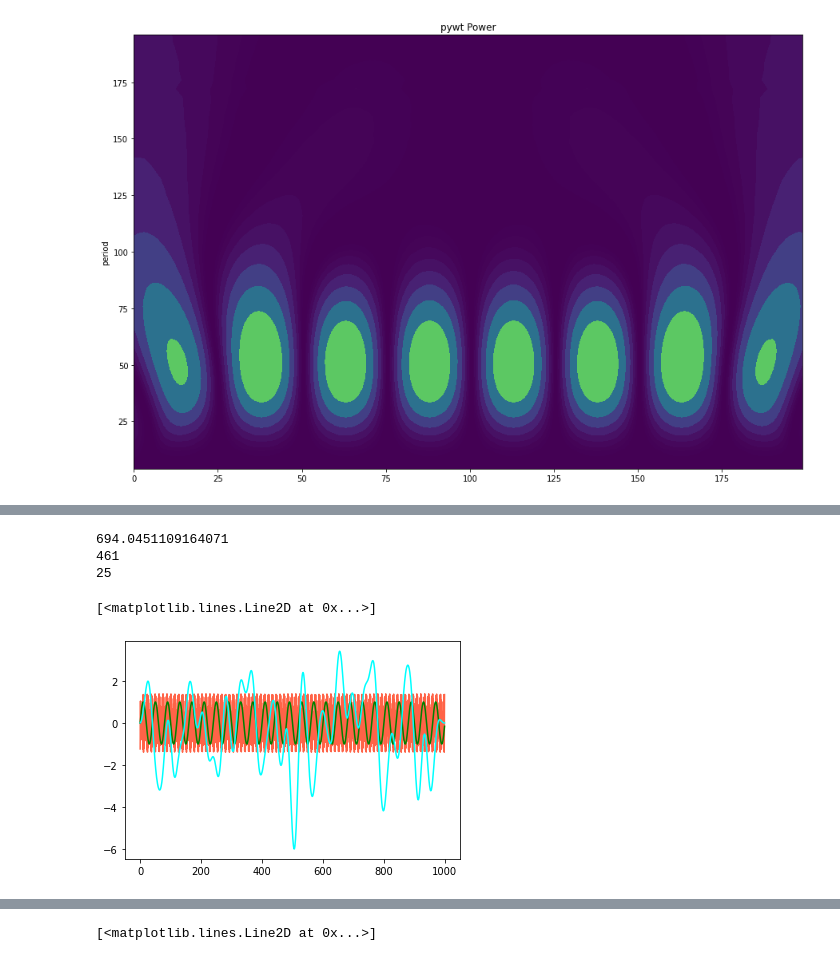
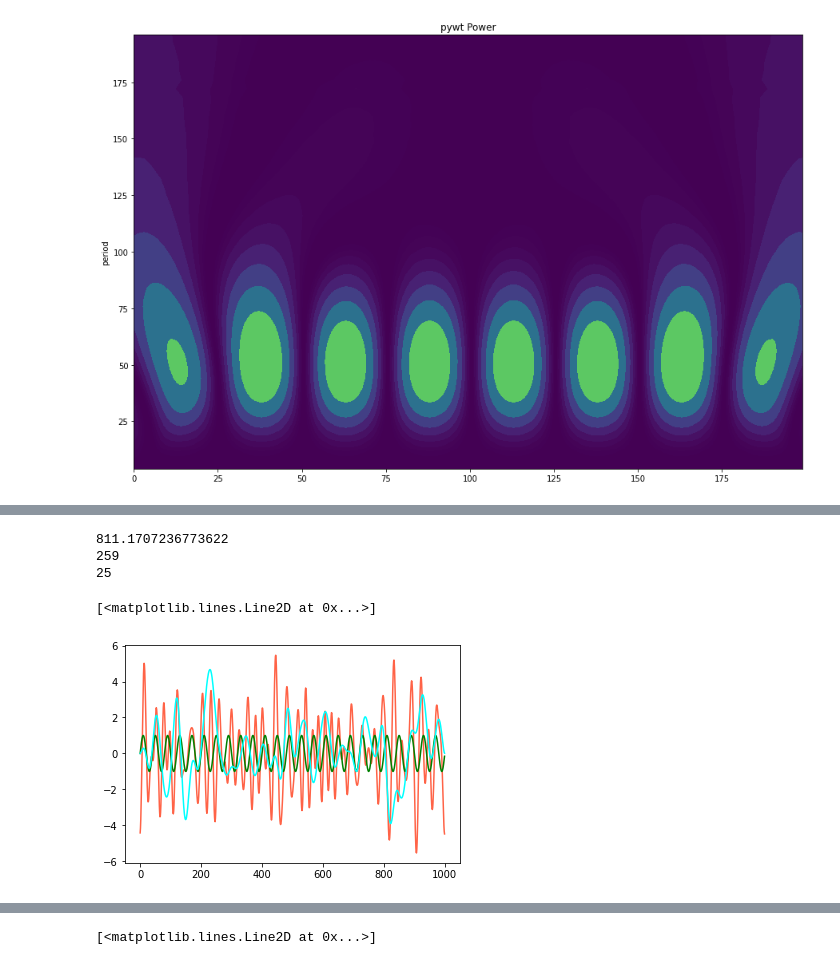
Before and after one commit to KozminArtem/ann-s, a Jupyter notebook: MD/PhAc/Wavelet/dwt_test.ipynb, the cells around one changed output, grey strips where cells are left out. Drawn from its saved outputs; the diff is of its cells as text; code cells hidden in the pictures.

```diff
--- a/MD/PhAc/Wavelet/dwt_test.ipynb
+++ b/MD/PhAc/Wavelet/dwt_test.ipynb
@@ -315,8 +316,13 @@ print(np.abs(sst_noise_f).argmax())
 print(np.abs(sst_f).argmax())
 
 sst_noise_f_filter = np.zeros(len(sst_noise_f), dtype = 'complex')
-sst_noise_f_filter[np.abs(sst_noise_f).argmax()] = sst_noise_f[np.abs(sst_noise_f).argmax()]
+# sst_noise_f_filter[np.abs(sst_noise_f).argmax()] = sst_noise_f[np.abs(sst_noise_f).argmax()]
 
+tr_f_min = 20
+tr_f_max = 30
+
+for i in range(tr_f_min,tr_f_max,1):
+    sst_noise_f_filter[i] = sst_noise_f[i]
 
 
 sst_fourier_filter = irfft(sst_noise_f_filter)
@@ -466,8 +472,13 @@ print(np.abs(sst_noise_f).argmax())
 print(np.abs(sst_f).argmax())
 
 sst_noise_f_filter = np.zeros(len(sst_noise_f), dtype = 'complex')
-sst_noise_f_filter[np.abs(sst_noise_f).argmax()] = sst_noise_f[np.abs(sst_noise_f).argmax()]
+# sst_noise_f_filter[np.abs(sst_noise_f).argmax()] = sst_noise_f[np.abs(sst_noise_f).argmax()]
 
+tr_f_min = 20
+tr_f_max = 30
+
+for i in range(tr_f_min,tr_f_max,1):
+    sst_noise_f_filter[i] = sst_noise_f[i]
 
 
 sst_fourier_filter = irfft(sst_noise_f_filter)
@@ -604,8 +615,12 @@ print(np.abs(sst_noise_f).argmax())
 print(np.abs(sst_f).argmax())
 
 sst_noise_f_filter = np.zeros(len(sst_noise_f), dtype = 'complex')
-sst_noise_f_filter[np.abs(sst_noise_f).argmax()] = sst_noise_f[np.abs(sst_noise_f).argmax()]
+# sst_noise_f_filter[np.abs(sst_noise_f).argmax()] = sst_noise_f[np.abs(sst_noise_f).argmax()]
+tr_f_min = 20
+tr_f_max = 30
 
+for i in range(tr_f_min,tr_f_max,1):
+    sst_noise_f_filter[i] = sst_noise_f[i]
 
 
 sst_fourier_filter = irfft(sst_noise_f_filter)
@@ -746,8 +761,12 @@ print(np.abs(sst_noise_f).argmax())
 print(np.abs(sst_f).argmax())
 
 sst_noise_f_filter = np.zeros(len(sst_noise_f), dtype = 'complex')
-sst_noise_f_filter[np.abs(sst_noise_f).argmax()] = sst_noise_f[np.abs(sst_noise_f).argmax()]
+# sst_noise_f_filter[np.abs(sst_noise_f).argmax()] = sst_noise_f[np.abs(sst_noise_f).argmax()]
+tr_f_min = 20
+tr_f_max = 30
 
+for i in range(tr_f_min,tr_f_max,1):
+    sst_noise_f_filter[i] = sst_noise_f[i]
 
 
 sst_fourier_filter = irfft(sst_noise_f_filter)
@@ -882,24 +901,33 @@ ax2.legend(prop={'size': 15},loc='upper right')
 # %%
 print(np.abs(sst_noise_f).max())
 print(np.abs(sst_noise_f).argmax())
 print(np.abs(sst_f).argmax())
 
 sst_noise_f_filter = np.zeros(len(sst_noise_f), dtype = 'complex')
-sst_noise_f_filter[np.abs(sst_noise_f).argmax()] = sst_noise_f[np.abs(sst_noise_f).argmax()]
+# sst_noise_f_filter[np.abs(sst_noise_f).argmax()] = sst_noise_f[np.abs(sst_noise_f).argmax()]
+tr_f_min = 20
+tr_f_max = 50
+
+for i in range(tr_f_min,tr_f_max,1):
+    sst_noise_f_filter[i] = sst_noise_f[i]
 
 
 
 sst_fourier_filter = irfft(sst_noise_f_filter)
+
+
+
+
 
 plt.figure('dwt filter')
 # plt.plot(sst_noise, color = 'gold')
 plt.plot(sst_fourier_filter, color = 'tomato')
 plt.plot(sst, color = 'green')
 plt.plot(sst_tr, color = 'aqua')
 # plt.plot(sst_fourier_filter, color = 'tomato')
 # %% [output]
-694.0451109164071
-461
+811.1707236773622
+259
 25
 [<matplotlib.lines.Line2D at 0x...>]
-[figure, old version]
+[figure, new version]
```
Also changed, not shown: parts of 20 cells of this notebook, 12 other files.
